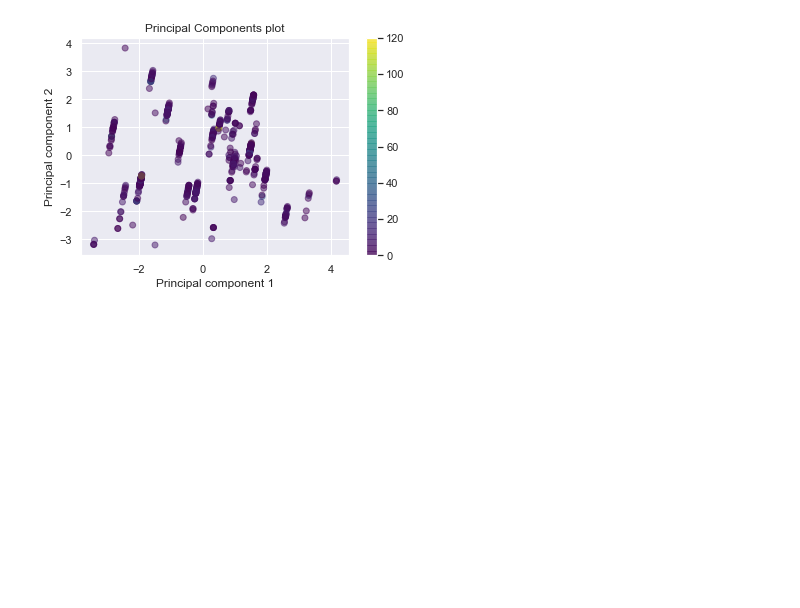
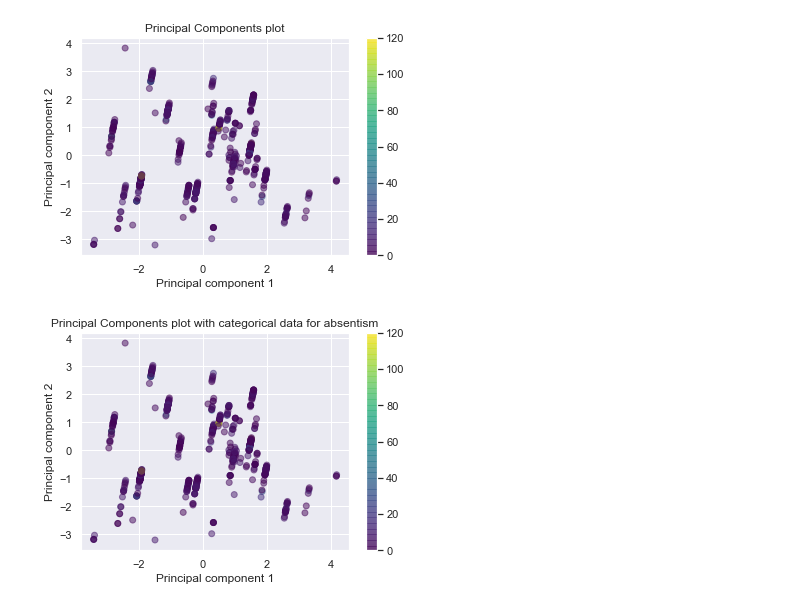
Before and after one commit to KDas6/ANLY-530-90--O-2020---Machine-Learning-1---Project---Absenteeism_at_work, a Jupyter notebook: ANLY 530-90- O-2020 - Machine Learning 1 - Project - Absenteeism_at_work.ipynb, the cells around one changed output. Cells and saved outputs as stored; diff of their text form; code cells hidden in the pictures; blank space fills up the shorter version.

Commit message:
Categorical Variable conversion
Categorical Variable conversion and PCA for Categorical values

```diff
--- a/ANLY 530-90- O-2020 - Machine Learning 1 - Project - Absenteeism_at_work.ipynb
+++ b/ANLY 530-90- O-2020 - Machine Learning 1 - Project - Absenteeism_at_work.ipynb
@@ -9,7 +9,7 @@ sns.set(color_codes=True)
 import numpy as np
 
 # import the csv file
-input_file = "C:\Kinjal\HU Application\Acceptance\Sem 6\ANLY 530-90- O-2020 Late Spring - Machine Learning I\Project submission\Absenteeism_at_work_train.csv"
+input_file = "Absenteeism_at_work_train.csv"
 absentism_data_set = pd.read_csv(input_file)
 
 print(absentism_data_set.shape)
@@ -236,3 +236,14 @@ plt.ylabel("Absenteeism time in hours")
 plt.show()
 # %% [output]
 [figure]
+# %%
+def convert_categorical(x):
+    ret = 3 # Largest Absentism data
+    if (x == 0):
+        ret = 0 #No Absentism data
+    elif (x > 0 and x <= 6):
+        ret = 1 # Less Absentism data
+
+    return ret
+# %%
+absentism_data_set['absentism_categorical'] = absentism_data_set['Absenteeism time in hours'].apply(convert_categorical)
@@ -268,3 +291,14 @@ plt.ylabel('Principal component 2')
 plt.colorbar();
 # %% [output]
 [figure]
+# %%
+finalDf = pd.concat([finalDf,absentism_data_set['absentism_categorical']], axis = 1)
+# %%
+#Visualization
+plt.scatter(finalDf['principal component 1'], finalDf['principal component 2'], c=finalDf['Absenteeism time in hours'], alpha=0.5,  cmap='viridis')
+plt.title("Principal Components plot with categorical data for absentism")
+plt.xlabel('Principal component 1')
+plt.ylabel('Principal component 2')
+plt.colorbar();
+# %% [output]
+[figure, added]
```
Also changed, not shown: parts of 3 cells of this notebook.
